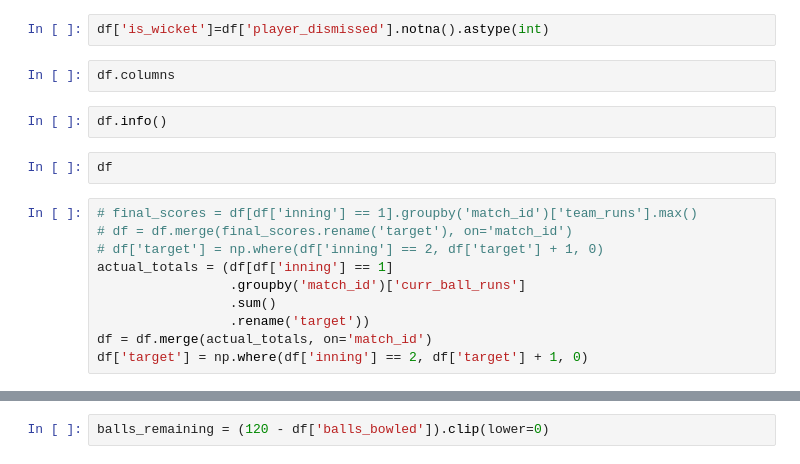
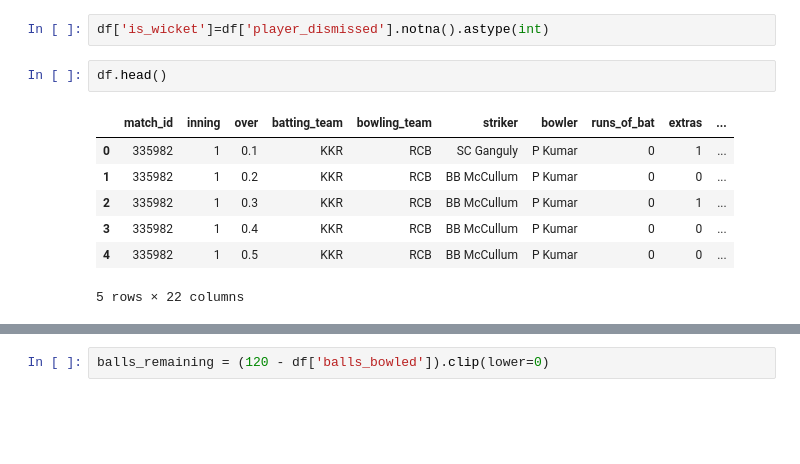
Before and after one commit to DeepanshuSharma1607/ipl-winner-pedictor, a Jupyter notebook: ipl.ipynb, the cells around one changed output, grey strips where cells are left out. Cells and saved outputs as stored; diff of their text form; blank space fills up the shorter version.

```diff
--- a/ipl.ipynb
+++ b/ipl.ipynb
@@ -224,18 +305,12 @@ df
 # %%
 df['is_wicket']=df['player_dismissed'].notna().astype(int)
 # %%
-df.columns
+df.head()
+# %% [output]
+|  | match_id | inning | over | batting_team | bowling_team | striker | bowler | runs_of_bat | extras | ... |
+| 0 | 335982 | 1 | 0.1 | KKR | RCB | SC Ganguly | P Kumar | 0 | 1 | ... |
+| 1 | 335982 | 1 | 0.2 | KKR | RCB | BB McCullum | P Kumar | 0 | 0 | ... |
+| 2 | 335982 | 1 | 0.3 | KKR | RCB | BB McCullum | P Kumar | 0 | 1 | ... |
+| 3 | 335982 | 1 | 0.4 | KKR | RCB | BB McCullum | P Kumar | 0 | 0 | ... |
+| 4 | 335982 | 1 | 0.5 | KKR | RCB | BB McCullum | P Kumar | 0 | 0 | ... |
+5 rows × 22 columns
-# %%
-df.info()
-# %%
-df
-# %%
-# final_scores = df[df['inning'] == 1].groupby('match_id')['team_runs'].max()
-# df = df.merge(final_scores.rename('target'), on='match_id')
-# df['target'] = np.where(df['inning'] == 2, df['target'] + 1, 0)
-actual_totals = (df[df['inning'] == 1]
-                 .groupby('match_id')['curr_ball_runs']
-                 .sum()
-                 .rename('target'))
-df = df.merge(actual_totals, on='match_id')
-df['target'] = np.where(df['inning'] == 2, df['target'] + 1, 0)
```
Also changed, not shown: parts of 73 cells of this notebook.
